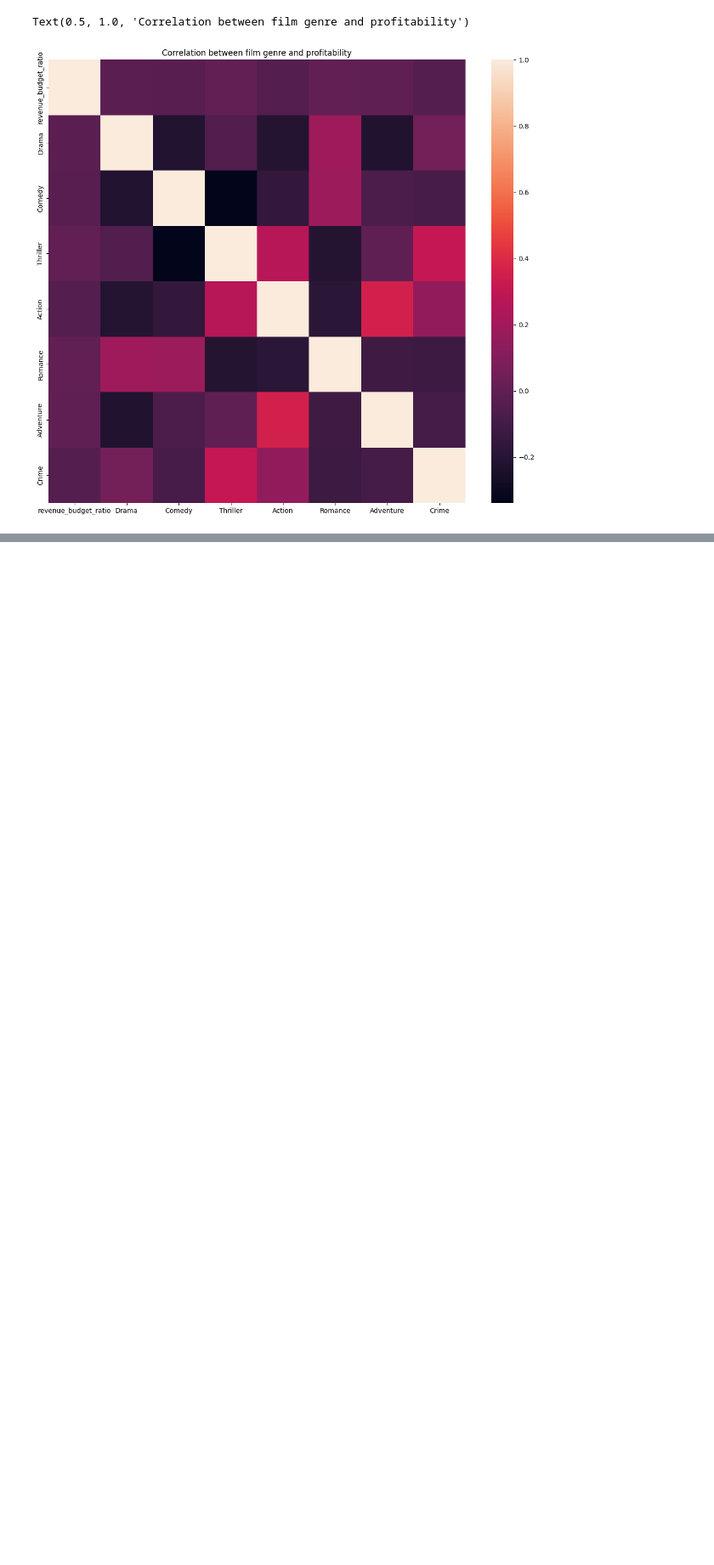
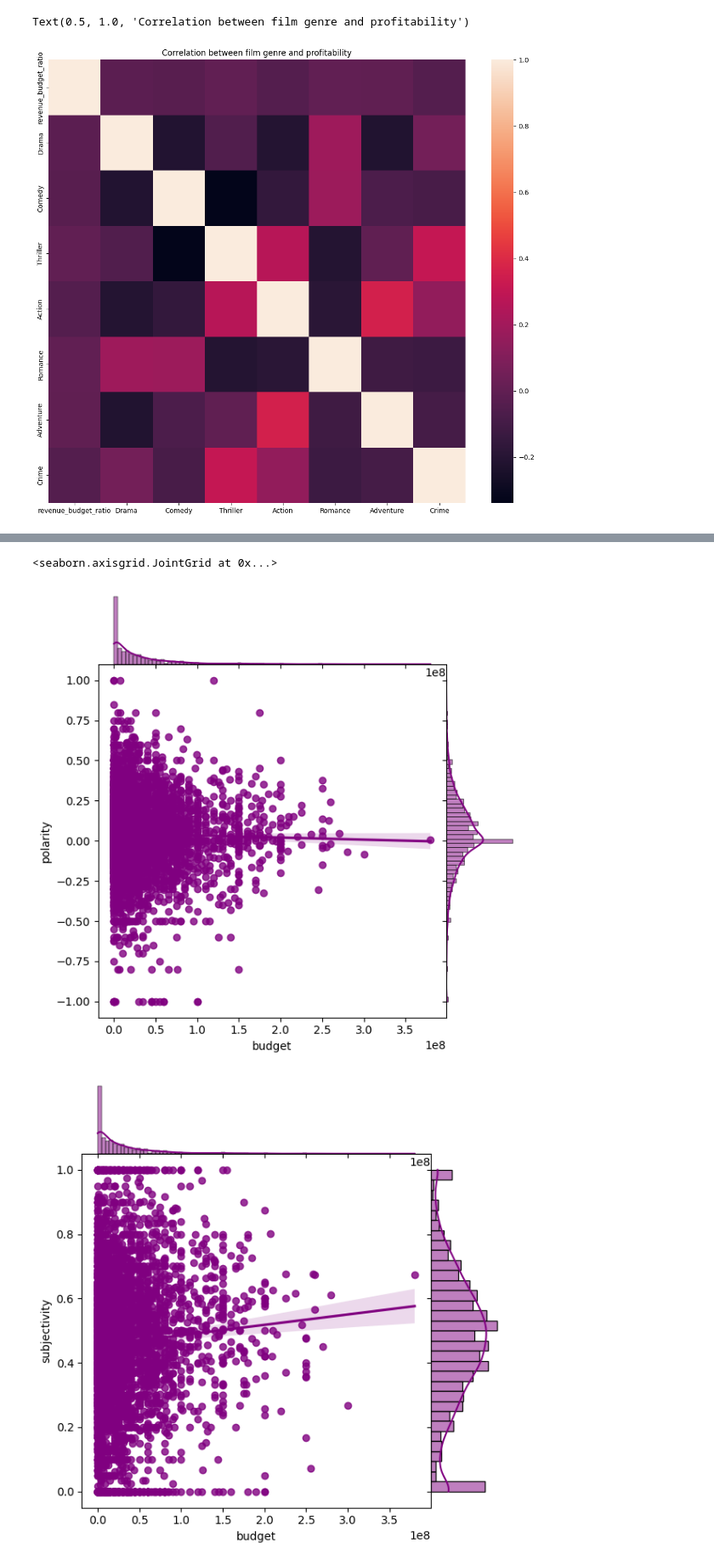
Before and after one commit to StiVit/movie-recommendation-system, a Jupyter notebook: research/research.ipynb, the cells around one changed output, grey strips where cells are left out. Shown at 85% size. Saved outputs shown, nothing was run; the diff lists cells and outputs as text; code cells hidden in the pictures; blank space fills up the shorter version.

```diff
--- a/research/research.ipynb
+++ b/research/research.ipynb
@@ -220,0 +239,7 @@ It seems like there is no strong correlation between any genre and profitability
+# %%
+sns.jointplot(x='budget', y='polarity', data=df_movies, color='purple', space=0, kind='reg')
+sns.jointplot(x='budget', y='subjectivity', data=df_movies, color='purple', space=0, kind='reg')
+# %% [output]
+<seaborn.axisgrid.JointGrid at 0x...>
+[figure, added]
+[figure, added]
```
Also changed, not shown: parts of 10 cells of this notebook.
